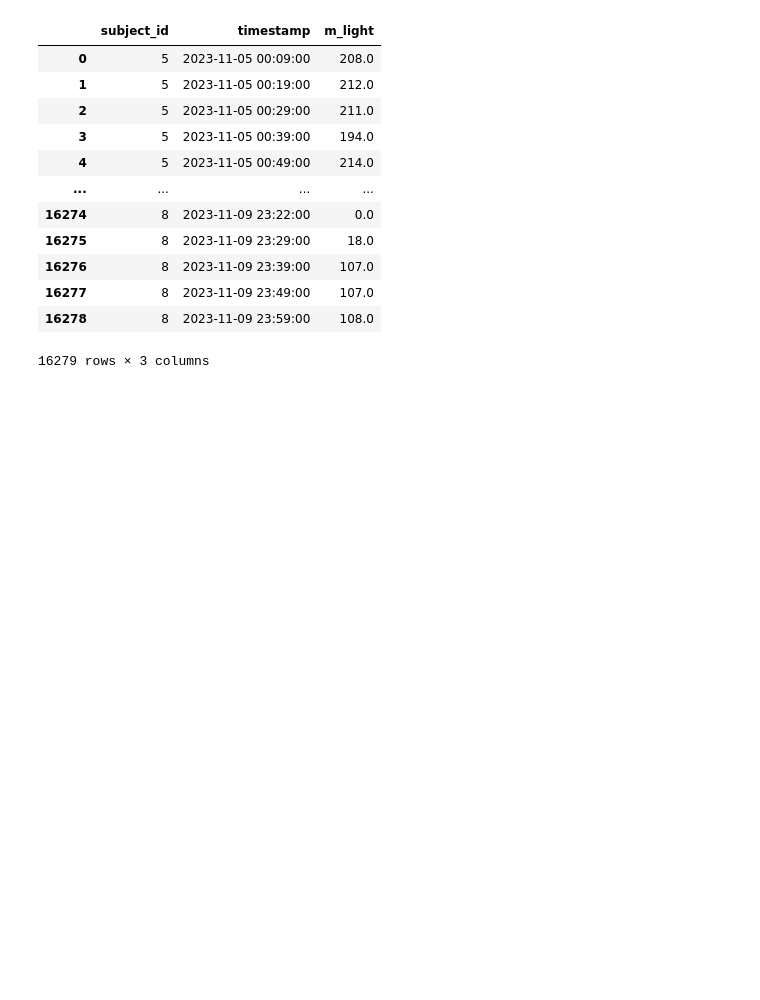
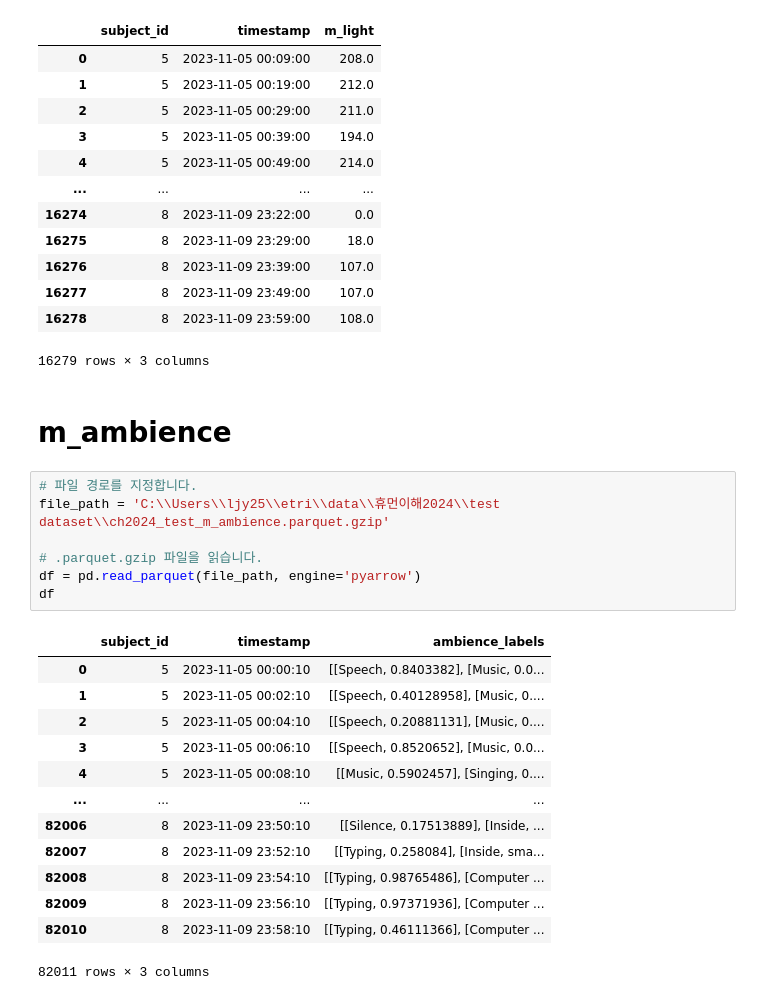
Before and after one commit to youungg/human_activity_recognition, a Jupyter notebook: test_val_data/open_test_dataset.ipynb, the cells around one changed output. Drawn from its saved outputs; the diff is of its cells as text; blank space fills up the shorter version.

```diff
--- a/test_val_data/open_test_dataset.ipynb
+++ b/test_val_data/open_test_dataset.ipynb
@@ -66,3 +72,26 @@ df
 | 16277 | 8 | 2023-11-09 23:49:00 | 107.0 |
 | 16278 | 8 | 2023-11-09 23:59:00 | 108.0 |
 16279 rows × 3 columns
+# %% [markdown]
+# m_ambience
+# %%
+# 파일 경로를 지정합니다.
+file_path = 'C:\\Users\\ljy25\\etri\\data\\휴먼이해2024\\test dataset\\ch2024_test_m_ambience.parquet.gzip'
+
+# .parquet.gzip 파일을 읽습니다.
+df = pd.read_parquet(file_path, engine='pyarrow')
+df
+# %% [output]
+|  | subject_id | timestamp | ambience_labels |
+| 0 | 5 | 2023-11-05 00:00:10 | [[Speech, 0.8403382], [Music, 0.0... |
+| 1 | 5 | 2023-11-05 00:02:10 | [[Speech, 0.40128958], [Music, 0.... |
+| 2 | 5 | 2023-11-05 00:04:10 | [[Speech, 0.20881131], [Music, 0.... |
+| 3 | 5 | 2023-11-05 00:06:10 | [[Speech, 0.8520652], [Music, 0.0... |
+| 4 | 5 | 2023-11-05 00:08:10 | [[Music, 0.5902457], [Singing, 0.... |
+| ... | ... | ... | ... |
+| 82006 | 8 | 2023-11-09 23:50:10 | [[Silence, 0.17513889], [Inside, ... |
+| 82007 | 8 | 2023-11-09 23:52:10 | [[Typing, 0.258084], [Inside, sma... |
+| 82008 | 8 | 2023-11-09 23:54:10 | [[Typing, 0.98765486], [Computer ... |
+| 82009 | 8 | 2023-11-09 23:56:10 | [[Typing, 0.97371936], [Computer ... |
+| 82010 | 8 | 2023-11-09 23:58:10 | [[Typing, 0.46111366], [Computer ... |
+82011 rows × 3 columns
```
Also changed, not shown: parts of 13 cells of this notebook.
